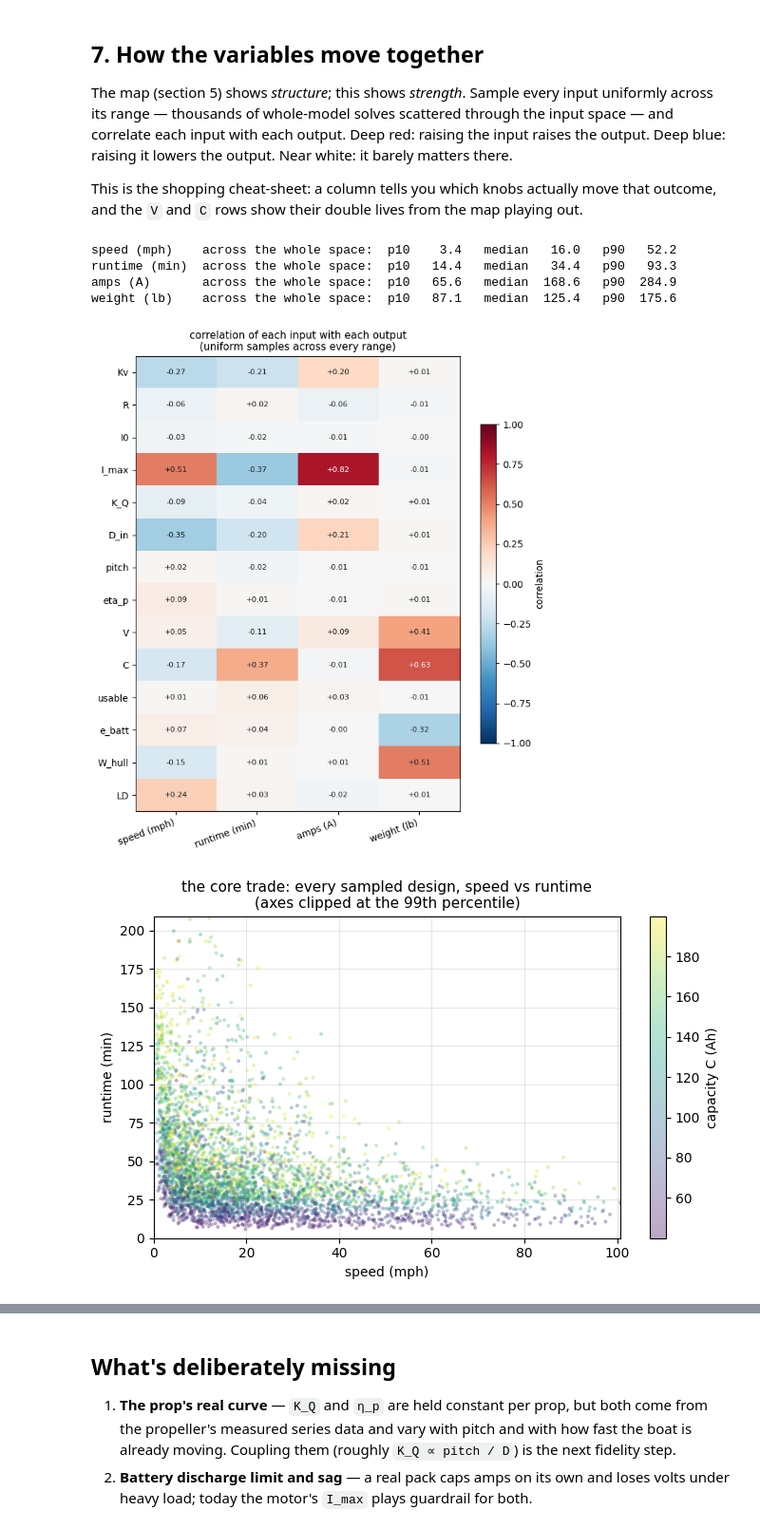
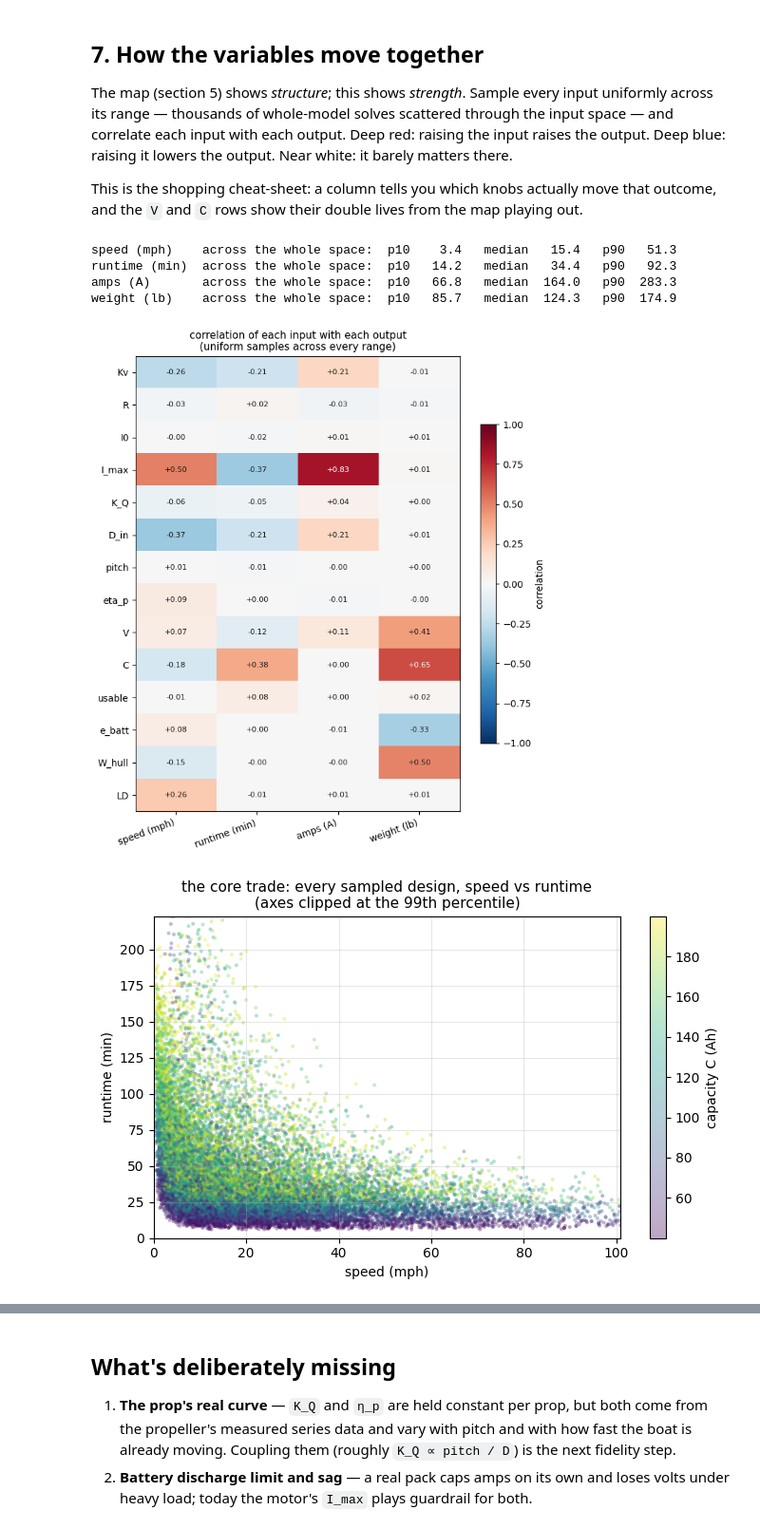
Before and after one commit to MarMar888/hav, a Jupyter notebook: optimization/willmarley.ipynb, the cells around one changed output, grey strips where cells are left out. Shown at 95% size. Cells and saved outputs as stored; diff of their text form; code cells hidden in the pictures.

```diff
--- a/optimization/willmarley.ipynb
+++ b/optimization/willmarley.ipynb
@@ -496,7 +496,7 @@ This is the shopping cheat-sheet: a column tells you which knobs actually move t
 outcome, and the `V` and `C` rows show their double lives from the map playing out.
 # %%
 rng = np.random.default_rng(0)
-N = 4000
+N = 20000
 samples = {k: rng.uniform(lo, hi, N) for k, (lo, hi) in BOUNDS.items()}
 runs = [steady_state(**{k: samples[k][i] for k in BOUNDS}) for i in range(N)]
 OUT = {"speed (mph)": "mph", "runtime (min)": "minutes", "amps (A)": "I", "weight (lb)": "W"}
@@ -506,35 +506,35 @@ for label, arr in outs.items():
     p10, p50, p90 = np.percentile(arr, [10, 50, 90])
     print(f"{label:<14} across the whole space:  p10 {p10:6.1f}   median {p50:6.1f}   p90 {p90:6.1f}")
 
 corr = np.array([[np.corrcoef(samples[k], arr)[0, 1] for arr in outs.values()]
                  for k in BOUNDS])
 fig, ax = plt.subplots(figsize=(7, 8))
 im = ax.imshow(corr, cmap="RdBu_r", vmin=-1, vmax=1, aspect="auto")
 ax.set_xticks(range(len(outs))); ax.set_xticklabels(outs.keys(), rotation=20, ha="right")
 ax.set_yticks(range(len(BOUNDS))); ax.set_yticklabels(BOUNDS.keys())
 for i in range(len(BOUNDS)):
     for j in range(len(outs)):
         ax.text(j, i, f"{corr[i, j]:+.2f}", ha="center", va="center", fontsize=8,
                 color="white" if abs(corr[i, j]) > 0.55 else "#1a1a19")
 ax.set_title("correlation of each input with each output\n(uniform samples across every range)",
              fontsize=11)
 fig.colorbar(im, ax=ax, label="correlation", shrink=0.7)
 plt.tight_layout(); plt.show()
 
 fig, ax = plt.subplots(figsize=(7, 4.5))
 sc = ax.scatter(outs["speed (mph)"], outs["runtime (min)"], c=samples["C"],
                 cmap="viridis", s=8, alpha=0.35, edgecolors="none")
 ax.set_xlim(0, np.percentile(outs["speed (mph)"], 99))
 ax.set_ylim(0, np.percentile(outs["runtime (min)"], 99))
 ax.set_xlabel("speed (mph)"); ax.set_ylabel("runtime (min)")
 ax.set_title("the core trade: every sampled design, speed vs runtime\n(axes clipped at the 99th percentile)", fontsize=11)
 ax.grid(alpha=0.3)
 fig.colorbar(sc, ax=ax, label="capacity C (Ah)")
 plt.tight_layout(); plt.show()
 # %% [output]
-speed (mph)    across the whole space:  p10    3.4   median   16.0   p90   52.2
-runtime (min)  across the whole space:  p10   14.4   median   34.4   p90   93.3
-amps (A)       across the whole space:  p10   65.6   median  168.6   p90  284.9
-weight (lb)    across the whole space:  p10   87.1   median  125.4   p90  175.6
+speed (mph)    across the whole space:  p10    3.4   median   15.4   p90   51.3
+runtime (min)  across the whole space:  p10   14.2   median   34.4   p90   92.3
+amps (A)       across the whole space:  p10   66.8   median  164.0   p90  283.3
+weight (lb)    across the whole space:  p10   85.7   median  124.3   p90  174.9
 [figure]
-[figure, old version]
+[figure, new version]
```
Also changed, not shown: parts of 4 cells of this notebook, 3 other files.
